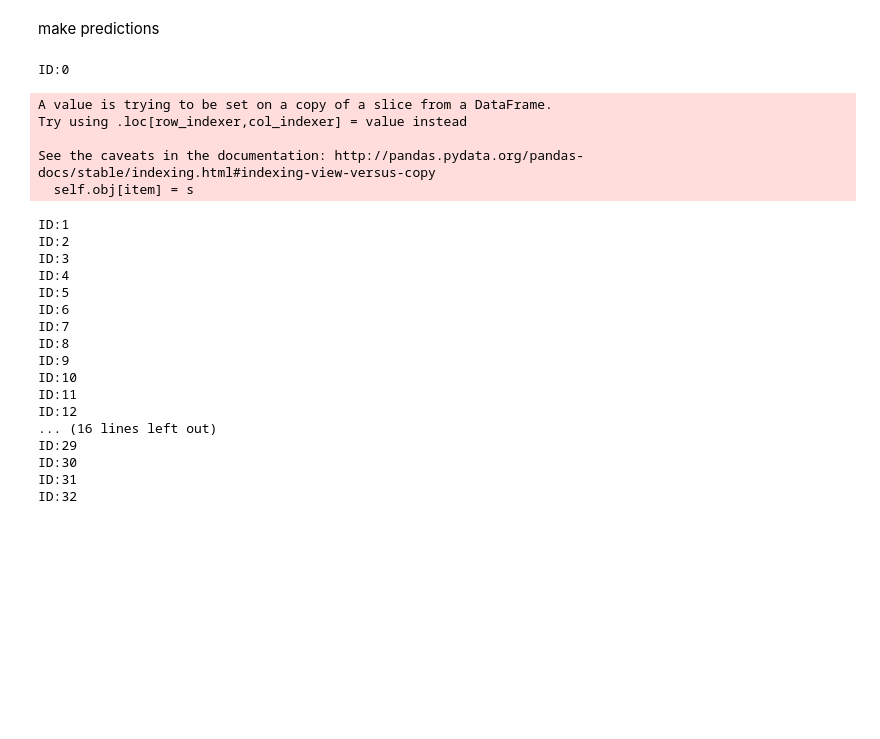
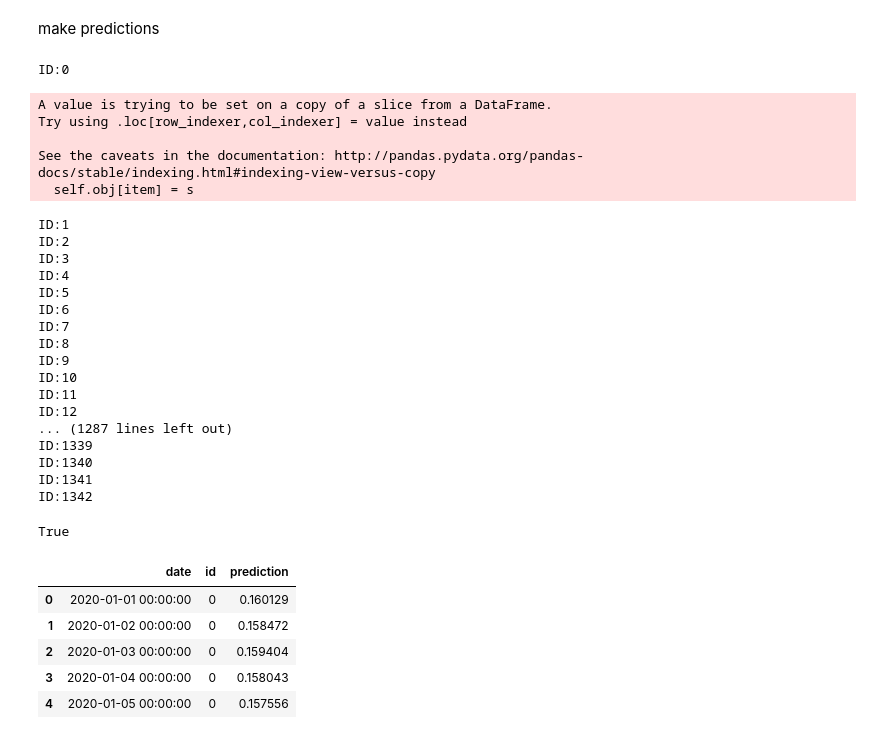
Before and after one commit to MaxinAI/datafest2020-datathon-atm-cashflow-prediction, a Jupyter notebook: notebooks/lstm_on_simple_features.ipynb, the cells around one changed output. Drawn from its saved outputs; the diff is of its cells as text; code cells hidden in the pictures; blank space fills up the shorter version.

```diff
--- a/notebooks/lstm_on_simple_features.ipynb
+++ b/notebooks/lstm_on_simple_features.ipynb
@@ -236,7 +236,7 @@ def predict_on_sample(model, sample):
     if sample.shape == (1,1,14):
         return model.predict(sample)[0][0]
     else:
-        return model.predict(sample.reshape((1,1,14)))[0][0]
+        return model.predict(sample.reshape((1,1,14)).reshape((1,2,7)).transpose(0,2,1))[0][0]
 # %%
 predict_on_sample(model, train_X[1])
 # %% [output]
@@ -274,6 +274,7 @@ test_dataset_padded.head()
 # %% [markdown]
 make predictions
 # %%
+predictions = {}
 for _id in df.id.unique():
     print(f'ID:{_id}')
     _df = test_dataset_padded[test_dataset_padded.id == _id]
@@ -285,6 +286,7 @@ for _id in df.id.unique():
         _df.iloc[st_idx+7, -1] = prediction
 
         test_dataset[test_dataset.id==_id].loc[_df.index[st_idx+7], "amt"] = prediction
+        predictions[(str(_df.index[st_idx+7]), _id)] = prediction
 # %% [output]
 ID:0
 A value is trying to be set on a copy of a slice from a DataFrame.
@@ -304,8 +306,8 @@ ID:9
 ID:10
 ID:11
 ID:12
-... (16 lines left out)
-ID:29
-ID:30
-ID:31
-ID:32
+... (1287 lines left out)
+ID:1339
+ID:1340
+ID:1341
+ID:1342
@@ -313,0 +314,21 @@ test_
+# %%
+len(predictions) == df.id.unique().shape[0]*31
+# %% [output]
+True
+# %%
+_predictions_df = pd.concat(
+    [
+        pd.DataFrame(list(predictions.keys()), columns=['date', 'id']),
+        pd.DataFrame(predictions.values(), columns=['prediction'])
+    ],
+    axis=1
+)
+# %%
+_predictions_df.head()
+# %% [output]
+|  | date | id | prediction |
+| 0 | 2020-01-01 00:00:00 | 0 | 0.160129 |
+| 1 | 2020-01-02 00:00:00 | 0 | 0.158472 |
+| 2 | 2020-01-03 00:00:00 | 0 | 0.159404 |
+| 3 | 2020-01-04 00:00:00 | 0 | 0.158043 |
+| 4 | 2020-01-05 00:00:00 | 0 | 0.157556 |
```
Also changed, not shown: parts of 7 cells of this notebook.
